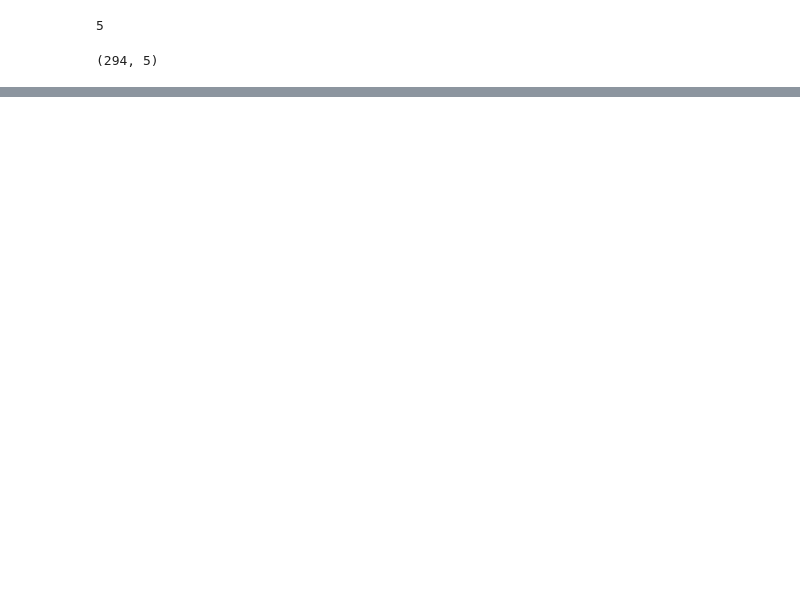
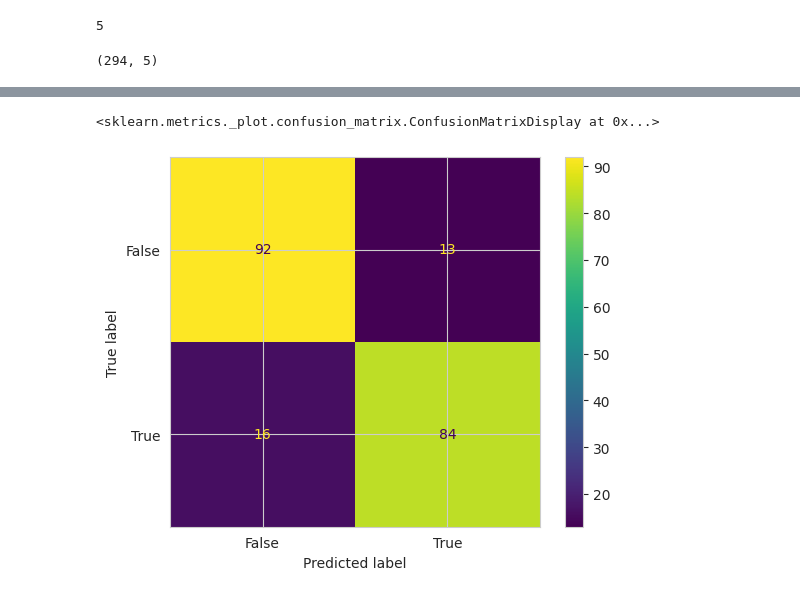
Before and after one commit to kayabaakihiko13/Project-Statiska-multivariate, a Jupyter notebook: parkinson_disease.ipynb, the cells around one changed output, grey strips where cells are left out. Drawn from its saved outputs; the diff is of its cells as text; code cells hidden in the pictures; blank space fills up the shorter version.

```diff
--- a/parkinson_disease.ipynb
+++ b/parkinson_disease.ipynb
@@ -288,0 +341,4 @@ disp.plot()
+# %%
+sm = SMOTE(random_state=42)
+X_res, y_res = sm.fit_resample(X_scaled, y)
+Counter(y_res)
@@ -289,7 +347,7 @@ disp.plot()
 # %%
 from sklearn.decomposition import PCA
 pca = PCA()
-train_pca=pca.fit_transform(X_train)
+train_pca=pca.fit_transform(X_res)
 def _get_number_components(model, threshold):
     component_variance = model.explained_variance_ratio_
     explained_variance = 0.0
@@ -312,4 +370,5 @@ X_pca.shape
 # %% [output]
 (294, 5)
 # %%
-X_train,X_test,y_train,y_test=train_test_split(X_pca,y_res,test_size=.2,random_state=42)
+print(classification_report(y_train,y_train_predict))
+X_train,X_test,y_train,y_test=train_test_split(X_pca,y_res,test_size=.3,random_state=42)
@@ -316,4 +384,5 @@ X_train,X_test,y_train,y_test=train_test_split(X_pca,y_res,test_size=.2,random_s
 # %%
-svc=SVC(kernel="poly",gamma='auto')
-svc.fit(X_train,y_train)
-train_predict=svc.predict(X_train)
+from sklearn import svm
+svm=svm.SVC(kernel='linear')
+svm.fit(X_train,y_train)
+y_train_predict=svm.predict(X_train)
@@ -334,0 +403,9 @@ mari kita lakukan untuk percobaan data test
+# %%
+from sklearn.metrics import confusion_matrix, ConfusionMatrixDisplay
+cm = confusion_matrix(y_train, y_train_predict, labels=svm.classes_)
+disp=ConfusionMatrixDisplay(confusion_matrix=cm,
+                            display_labels=[False,True])
+disp.plot()
+# %% [output]
+<sklearn.metrics._plot.confusion_matrix.ConfusionMatrixDisplay at 0x...>
+[figure, added]
```
Also changed, not shown: parts of 32 cells of this notebook, 1 other file.
